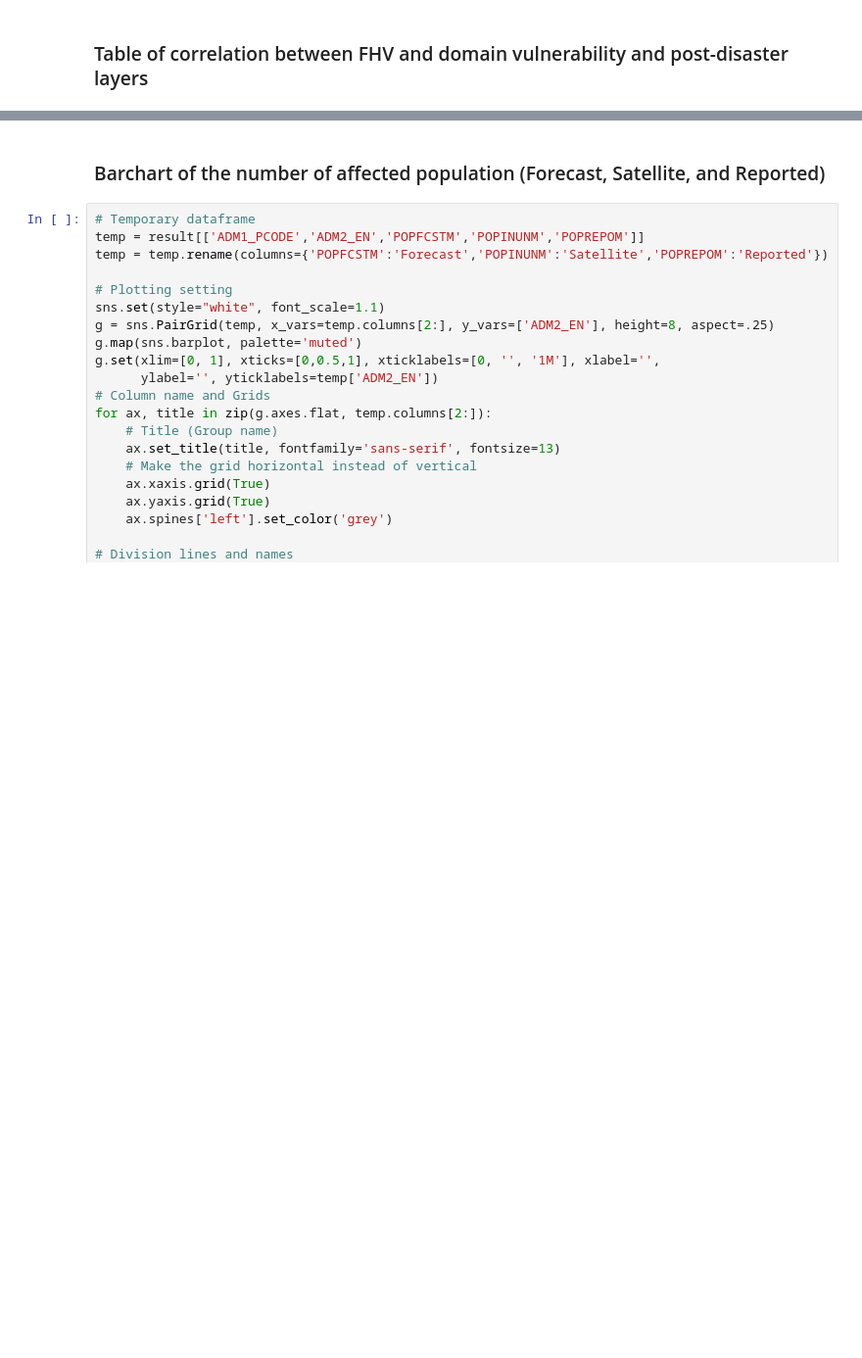
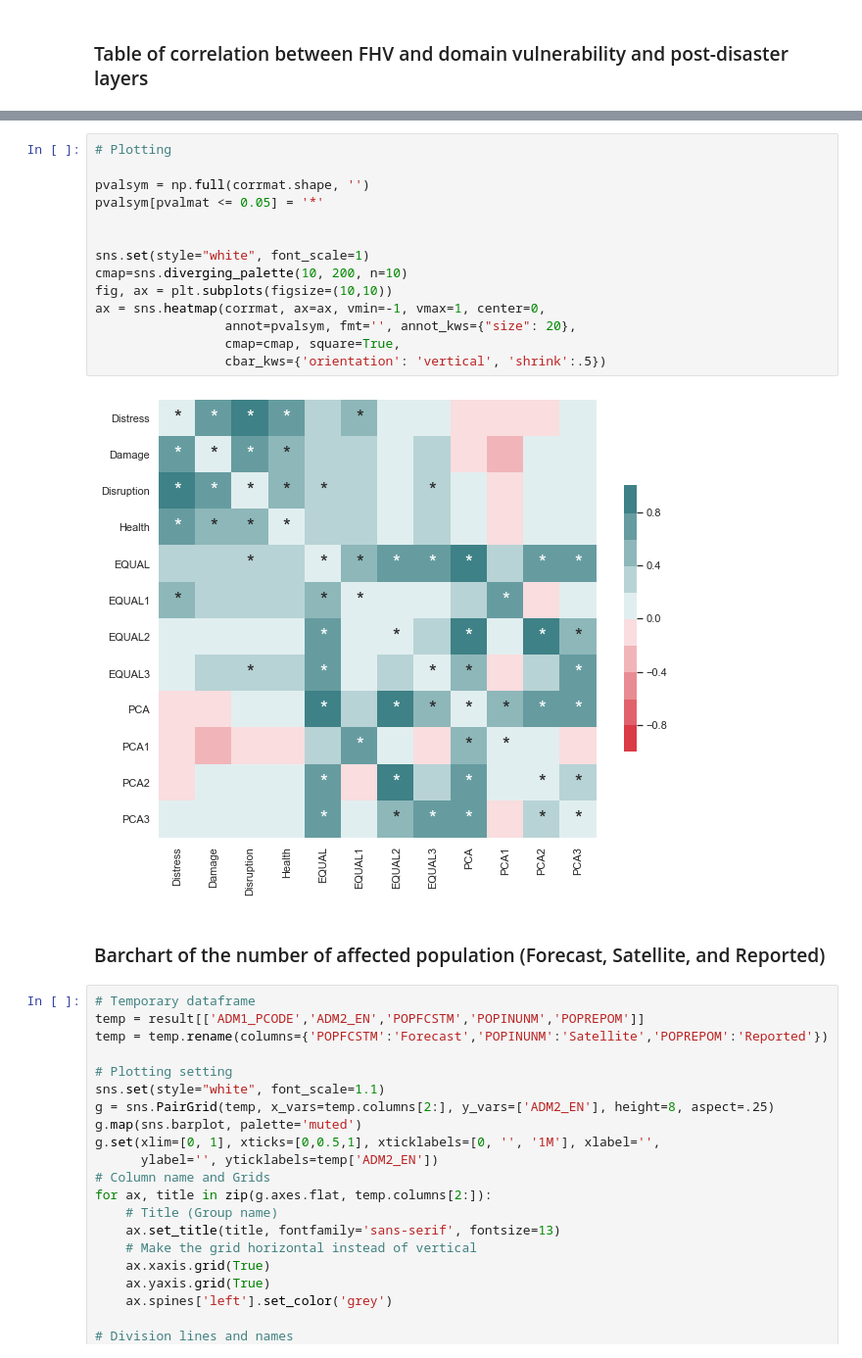
Before and after one commit to gnodnooh/VulnRiskImpact-BGD, a Jupyter notebook: FVI_Assessment2.ipynb, the cells around one changed output, grey strips where cells are left out. Shown at 98% size. Cells and saved outputs as stored; diff of their text form; blank space fills up the shorter version.

```diff
--- a/FVI_Assessment2.ipynb
+++ b/FVI_Assessment2.ipynb
@@ -375,3 +367,19 @@ table
+# %%
+# Plotting
+
+pvalsym = np.full(corrmat.shape, '')
+pvalsym[pvalmat <= 0.05] = '*'
+
+
+sns.set(style="white", font_scale=1)
+cmap=sns.diverging_palette(10, 200, n=10)
+fig, ax = plt.subplots(figsize=(10,10))
+ax = sns.heatmap(corrmat, ax=ax, vmin=-1, vmax=1, center=0,
+                 annot=pvalsym, fmt='', annot_kws={"size": 20},
+                 cmap=cmap, square=True,
+                 cbar_kws={'orientation': 'vertical', 'shrink':.5})
+# %% [output]
+[figure, added]
 # %% [markdown]
 ### Barchart of the number of affected population (Forecast, Satellite, and Reported)
 # %%
```
Also changed, not shown: parts of 3 cells of this notebook, 2 other files.
